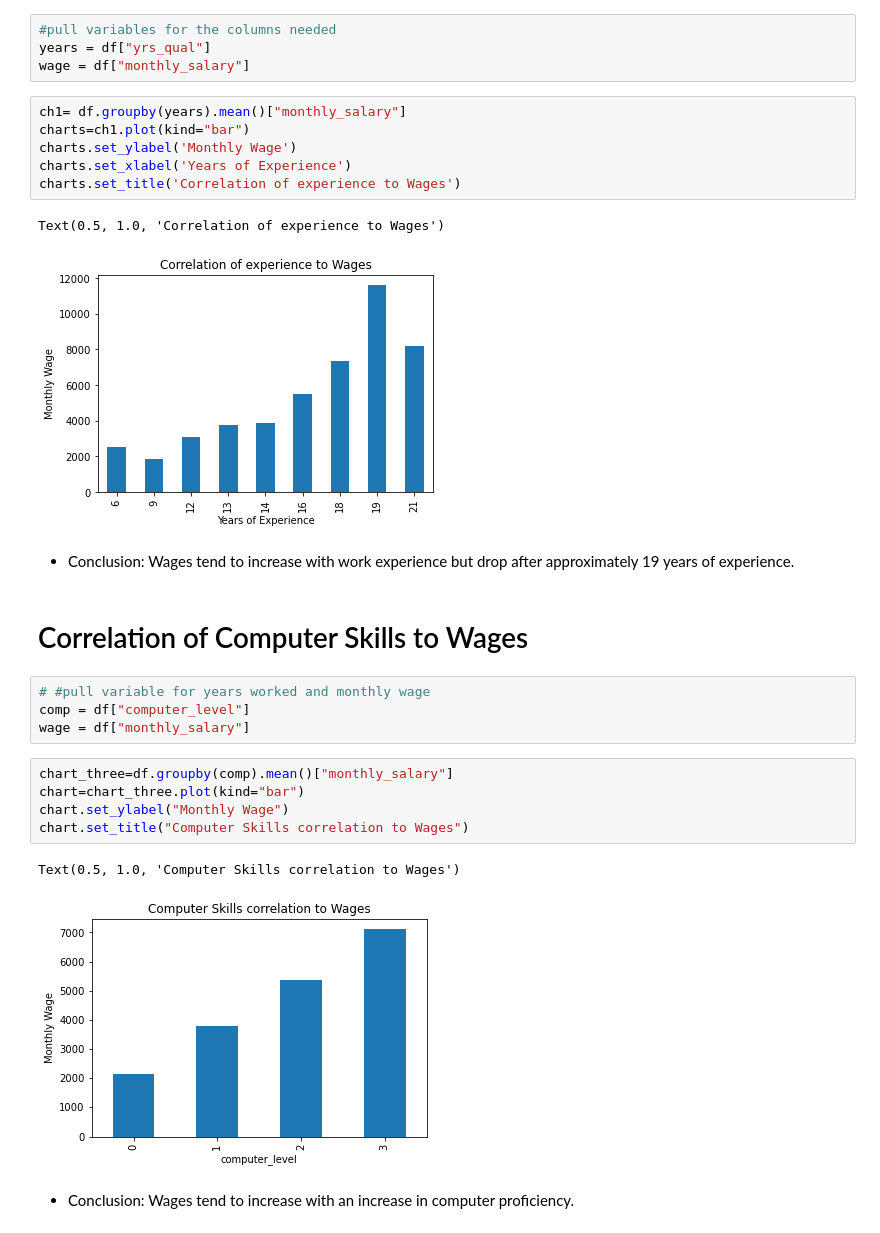
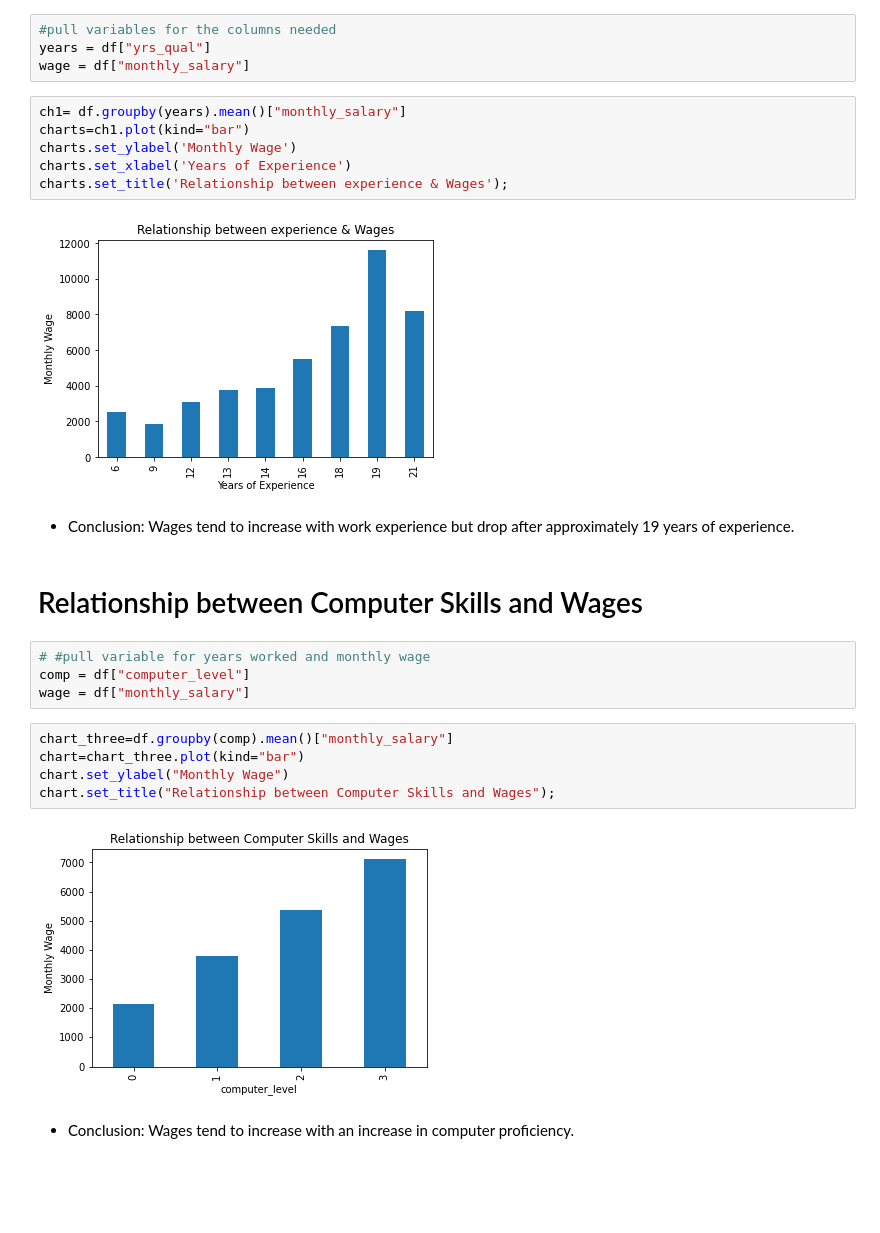
Before and after one commit to JCNdongo/ThreeKings-Project1, a Jupyter notebook: salary_group_analysis.ipynb, the cells around one changed output. Saved outputs shown, nothing was run; the diff lists cells and outputs as text; blank space fills up the shorter version.

```diff
--- a/salary_group_analysis.ipynb
+++ b/salary_group_analysis.ipynb
@@ -76,14 +76,13 @@ ch1= df.groupby(years).mean()["monthly_salary"]
 charts=ch1.plot(kind="bar")
 charts.set_ylabel('Monthly Wage')
 charts.set_xlabel('Years of Experience')
-charts.set_title('Correlation of experience to Wages')
+charts.set_title('Relationship between experience & Wages');
 # %% [output]
-Text(0.5, 1.0, 'Correlation of experience to Wages')
-[figure, old version]
+[figure, new version]
 # %% [markdown]
 - Conclusion: Wages tend to increase with work experience but drop after approximately 19 years of experience.
 # %% [markdown]
-# Correlation of Computer Skills to Wages
+# Relationship between Computer Skills and Wages
 # %%
 # #pull variable for years worked and monthly wage
 comp = df["computer_level"]
@@ -91,11 +90,10 @@ wage = df["monthly_salary"]
 # %%
 chart_three=df.groupby(comp).mean()["monthly_salary"]
 chart=chart_three.plot(kind="bar")
 chart.set_ylabel("Monthly Wage")
-chart.set_title("Computer Skills correlation to Wages")
+chart.set_title("Relationship between Computer Skills and Wages");
 # %% [output]
-Text(0.5, 1.0, 'Computer Skills correlation to Wages')
-[figure, old version]
+[figure, new version]
 # %% [markdown]
 - Conclusion: Wages tend to increase with an increase in computer proficiency.
 # %% [markdown]
```
Also changed, not shown: parts of 8 cells of this notebook.
